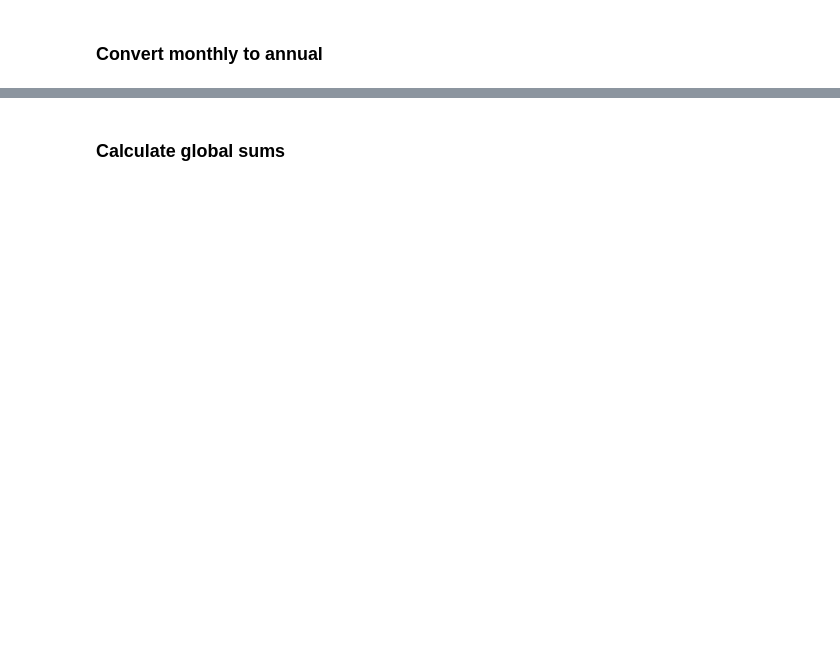
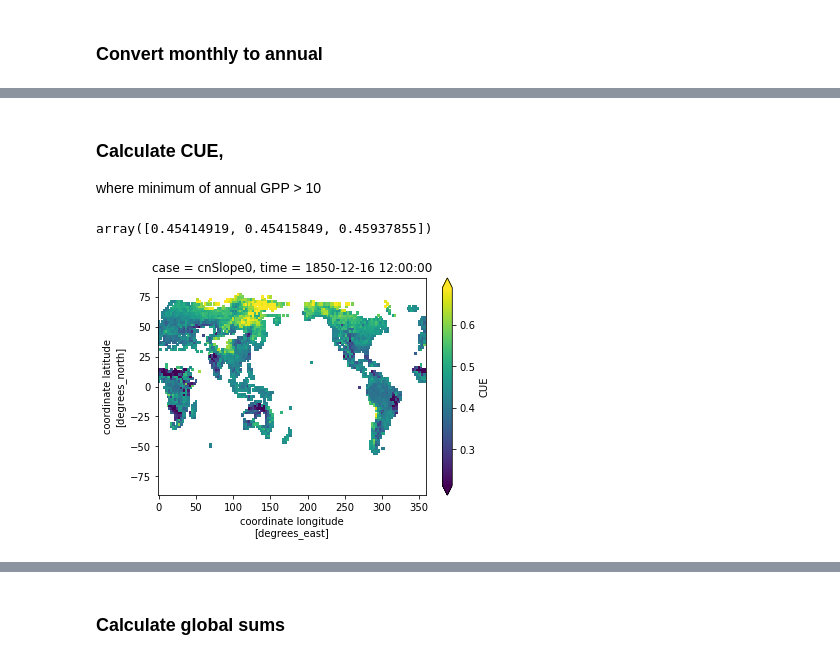
Before and after one commit to emhauser/Foliar-Stoichiometry_CO2, a Jupyter notebook: CN_CO2Global.ipynb, the cells around one changed output, grey strips where cells are left out. Cells and saved outputs as stored; diff of their text form; code cells hidden in the pictures; blank space fills up the shorter version.

```diff
--- a/CN_CO2Global.ipynb
+++ b/CN_CO2Global.ipynb
@@ -171,0 +132,14 @@ mean_dataset['CUE'] = mean_dataset.NPP/mean_dataset.GPP
+# %% [markdown]
+### Calculate CUE,
+where minimum of annual GPP > 10
+# %%
+# sets minimum GPP, here 10 gC/m2/y,
+# using a small value (> 0) prevents absure CUE calculations
+minGPP = 10.
+dsAnn['GPP'] = dsAnn.GPP.where(dsAnn.GPP.min('time') > minGPP)
+dsAnn['CUE'] = dsAnn.NPP / dsAnn.GPP
+dsAnn.CUE.isel(time=0, case=0).plot(robust=True)
+dsAnn.CUE.mean(['lat', 'lon']).isel(time=0).values
+# %% [output]
+array([0.45414919, 0.45415849, 0.45937855])
+[figure, added]
```
Also changed, not shown: parts of 18 cells of this notebook.
